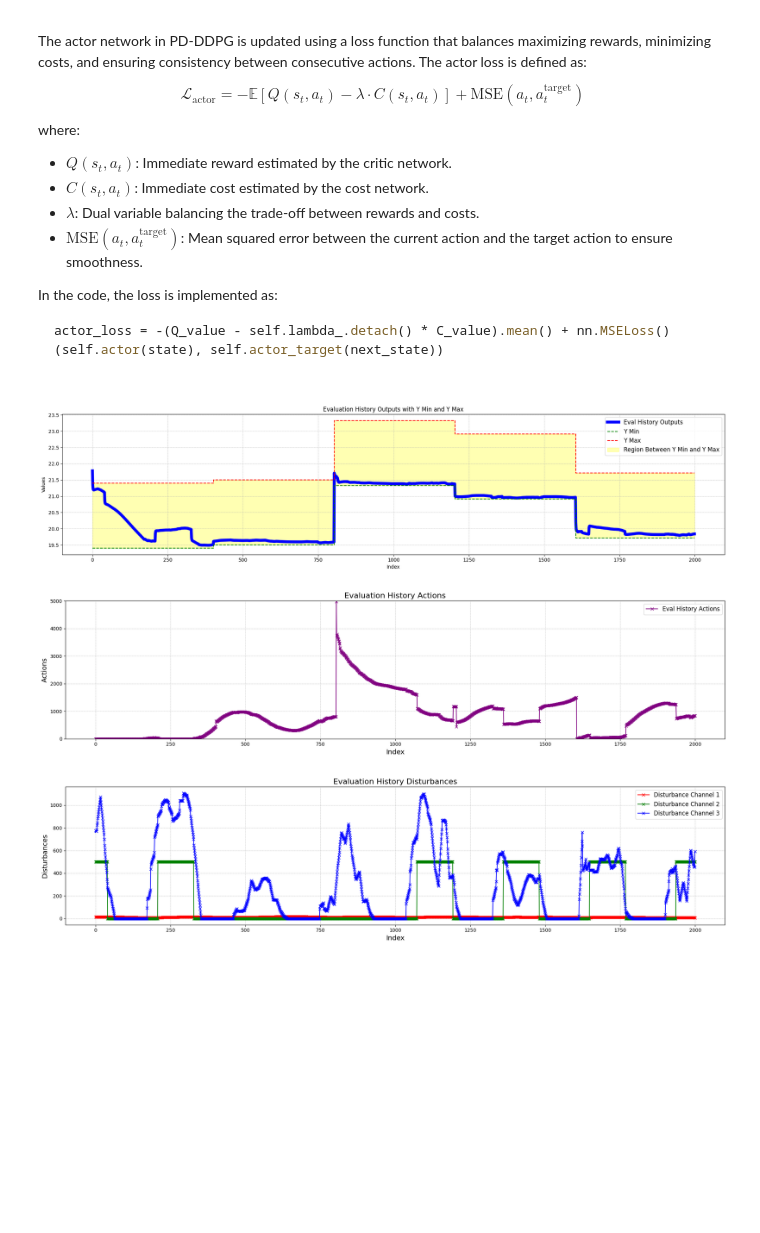
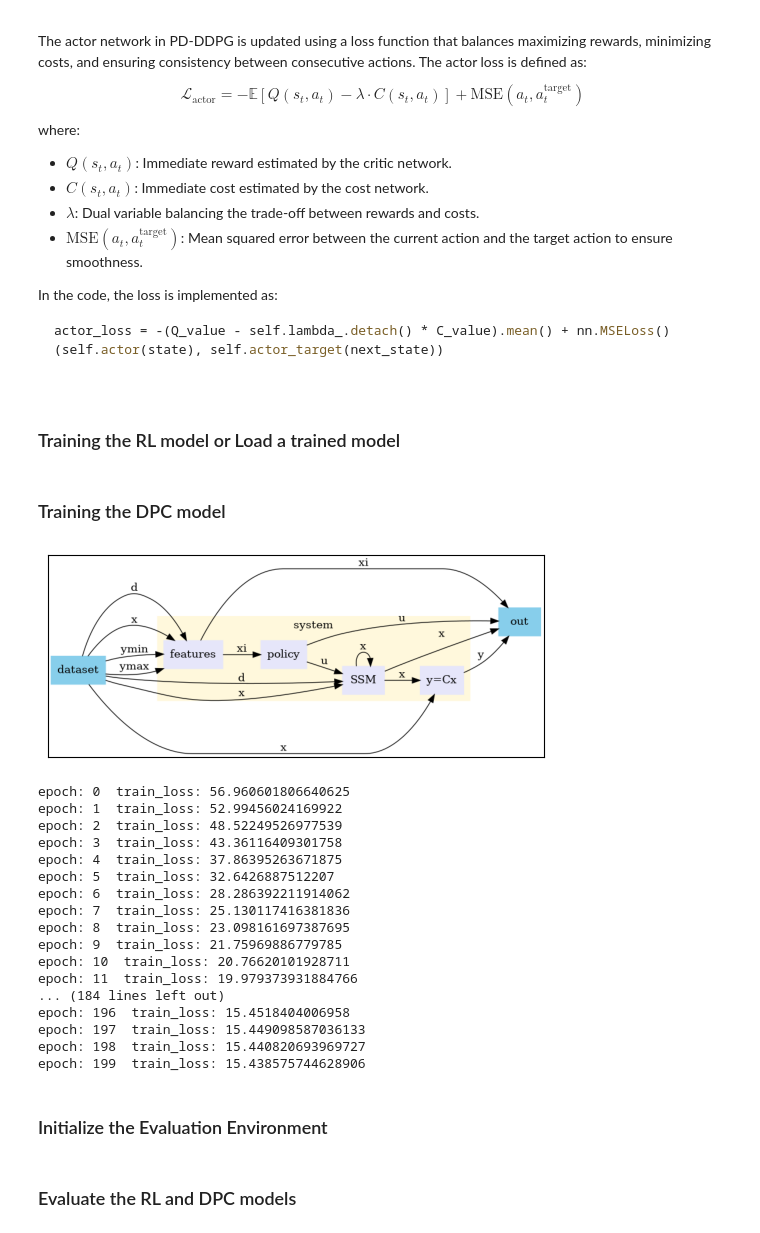
Before and after one commit to Alirezad126/neuromancer, a Jupyter notebook: examples/domain_examples/rl_example/SimpleBuildingControl- RL.ipynb, the cells around one changed output. Drawn from its saved outputs; the diff is of its cells as text; code cells hidden in the pictures; blank space fills up the shorter version.

```diff
--- a/examples/domain_examples/rl_example/SimpleBuildingControl- RL.ipynb
+++ b/examples/domain_examples/rl_example/SimpleBuildingControl- RL.ipynb
@@ -380,5 +379,7 @@ expl_steps = 1e4
 batch_size = 128
 expl_noise = 0.3
 total_ts = 0
+# %% [markdown]
+### Training the RL model or Load a trained model
 # %%
 #starting training process:
@@ -386 +390,38 @@ eval_reward_hist, eval_cost_hist = training_loop(env, agent, replay_buffer, expl
+# %% [markdown]
+### Training the DPC model
+# %%
+
+dpc_system = dpc(epochs=200)
+
+system = psl.systems['LinearSimpleSingleZone']()
+umin = torch.tensor(system.umin)
+umax = torch.tensor(system.umax)
+nx = system.nx    # number of states
+nu = system.nu    # number of control inputs
+nd = 3          # number of disturbances
+nd_obsv = system.nd    # number of observable disturbances
+ny = system.ny           # number of controlled outputs
+nref = system.ny           # number of references
+y_idx = 3
+# %% [output]
+[figure, added]
+epoch: 0  train_loss: 56.960601806640625
+epoch: 1  train_loss: 52.99456024169922
+epoch: 2  train_loss: 48.52249526977539
+epoch: 3  train_loss: 43.36116409301758
+epoch: 4  train_loss: 37.86395263671875
+epoch: 5  train_loss: 32.6426887512207
+epoch: 6  train_loss: 28.286392211914062
+epoch: 7  train_loss: 25.130117416381836
+epoch: 8  train_loss: 23.098161697387695
+epoch: 9  train_loss: 21.75969886779785
+epoch: 10  train_loss: 20.76620101928711
+epoch: 11  train_loss: 19.979373931884766
+... (184 lines left out)
+epoch: 196  train_loss: 15.4518404006958
+epoch: 197  train_loss: 15.449098587036133
+epoch: 198  train_loss: 15.440820693969727
+epoch: 199  train_loss: 15.438575744628906
+# %% [markdown]
+### Initialize the Evaluation Environment
 # %%
@@ -393,6 +432,2 @@ eval_env = SimpleBuildingEnv(simulator=None, random_seed=10, min_temp=18, max_te
-# %%
-outputs, eval_rewards, eval_costs, eval_actions = evaluate_consecutive_episodes(eval_env, agent, horizon, min_temp, max_temp, random_seed=10)
-# %% [output]
-[figure, removed]
-[figure, removed]
-[figure, removed]
+# %% [markdown]
+### Evaluate the RL and DPC models
```
Also changed, not shown: parts of 7 cells of this notebook, 3 other files.
